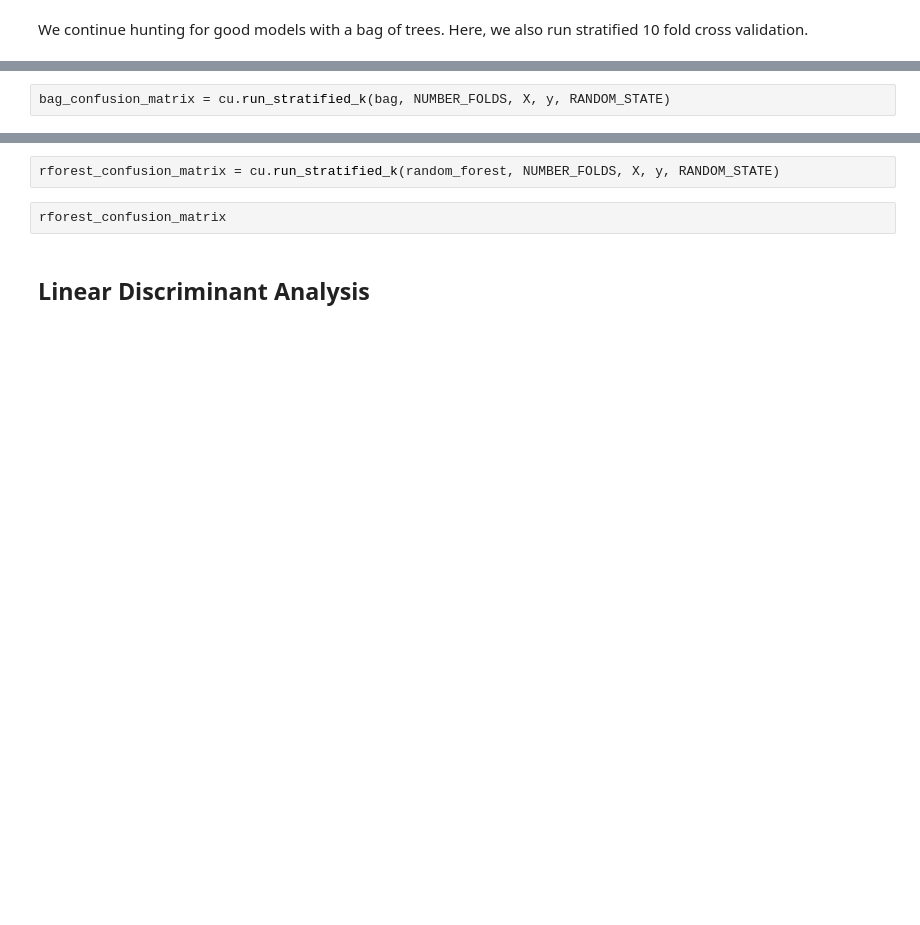
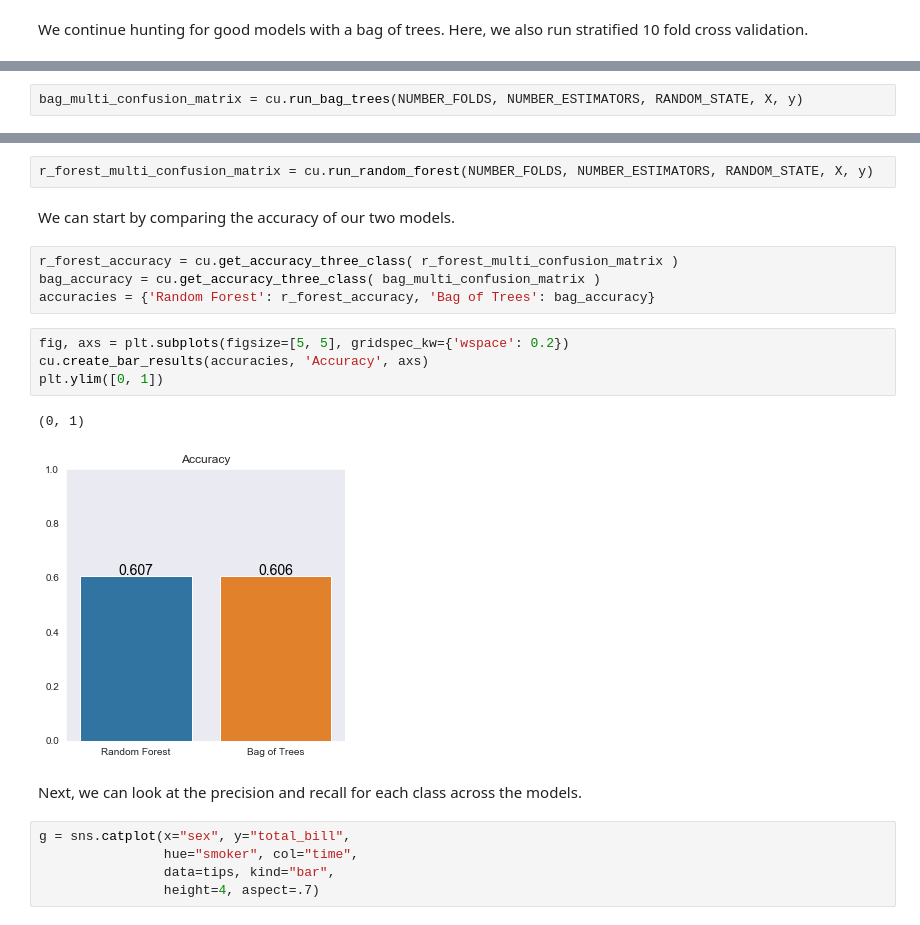
Before and after one commit to GLOrozcoM/Data_Science_Projects, a Jupyter notebook: Chess/AllModels.ipynb, the cells around one changed output, grey strips where cells are left out. Drawn from its saved outputs; the diff is of its cells as text; blank space fills up the shorter version.

Commit message:
Accuracy measurements for three class results.

```diff
--- a/Chess/AllModels.ipynb
+++ b/Chess/AllModels.ipynb
@@ -87,2 +81,2 @@ bag = BaggingClassifier(base_estimator = tree,
 # %%
-bag_confusion_matrix = cu.run_stratified_k(bag, NUMBER_FOLDS, X, y, RANDOM_STATE)
+bag_multi_confusion_matrix = cu.run_bag_trees(NUMBER_FOLDS, NUMBER_ESTIMATORS, RANDOM_STATE, X, y)
@@ -98,6 +83,22 @@ random_forest = RandomForestClassifier(n_estimators = NUMBER_ESTIMATORS, random_
 # %%
-rforest_confusion_matrix = cu.run_stratified_k(random_forest, NUMBER_FOLDS, X, y, RANDOM_STATE)
+r_forest_multi_confusion_matrix = cu.run_random_forest(NUMBER_FOLDS, NUMBER_ESTIMATORS, RANDOM_STATE, X, y)
-# %%
-rforest_confusion_matrix
-# %% [markdown]
-## Linear Discriminant Analysis
+# %% [markdown]
+We can start by comparing the accuracy of our two models.
+# %%
+r_forest_accuracy = cu.get_accuracy_three_class( r_forest_multi_confusion_matrix )
+bag_accuracy = cu.get_accuracy_three_class( bag_multi_confusion_matrix )
+accuracies = {'Random Forest': r_forest_accuracy, 'Bag of Trees': bag_accuracy}
+# %%
+fig, axs = plt.subplots(figsize=[5, 5], gridspec_kw={'wspace': 0.2})
+cu.create_bar_results(accuracies, 'Accuracy', axs)
+plt.ylim([0, 1])
+# %% [output]
+(0, 1)
+[figure, added]
+# %% [markdown]
+Next, we can look at the precision and recall for each class across the models.
+# %%
+g = sns.catplot(x="sex", y="total_bill",
+                hue="smoker", col="time",
+                data=tips, kind="bar",
+                height=4, aspect=.7)
```
Also changed, not shown: parts of 7 cells of this notebook, 1 other file.
